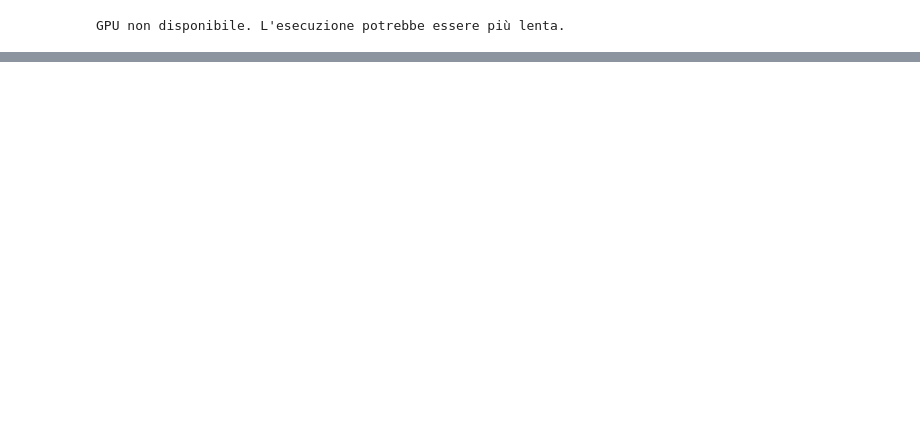
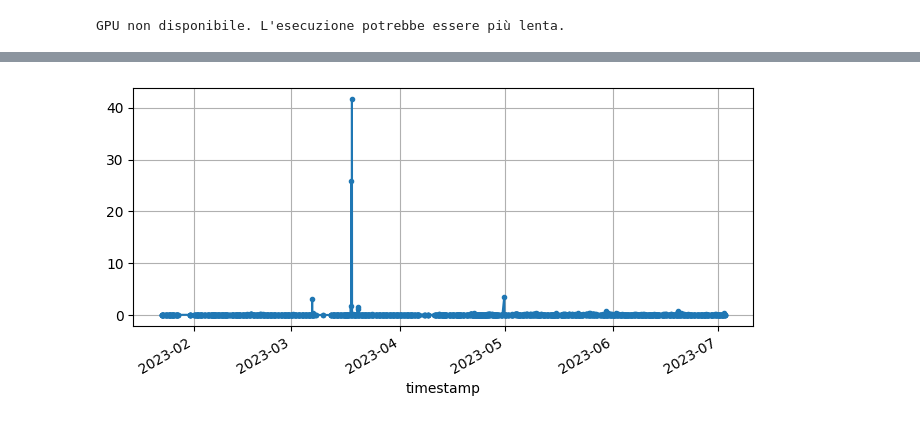
Before and after one commit to AnastasiaBrinati/experiments-Flower, a Jupyter notebook: Endpoint1.ipynb, the cells around one changed output, grey strips where cells are left out. Cells and saved outputs as stored; diff of their text form; code cells hidden in the pictures; blank space fills up the shorter version.

```diff
--- a/Endpoint1.ipynb
+++ b/Endpoint1.ipynb
@@ -358,0 +577,12 @@ plt.show()
+# %%
+from datasets import load_dataset
+data = load_dataset("anastasiafrosted/globus", download_mode="force_redownload")
+train = pd.DataFrame(data['train'])
+test = pd.DataFrame(data['test'])
+# %%
+df = pd.concat([train, test], ignore_index=True)
+df['timestamp'] = pd.to_datetime(df['timestamp'], format='%Y-%m-%d:%H')
+df = df.sort_values("timestamp").set_index("timestamp")
+df = df.drop("endpoint_uuid", axis=1)
+df = df.dropna()
+df.tail()
@@ -358,0 +597,8 @@ plt.show()
+# %%
+import matplotlib.pyplot as plt
+
+df["2022-12":"2023-07"]['avg_execution_time'].plot(grid=True, marker=".", figsize=(8, 3.5))
+#save_fig("daily_ridership_plot")  # extra code – saves the figure for the book
+plt.show()
+# %% [output]
+[figure, added]
```
Also changed, not shown: parts of 62 cells of this notebook.
